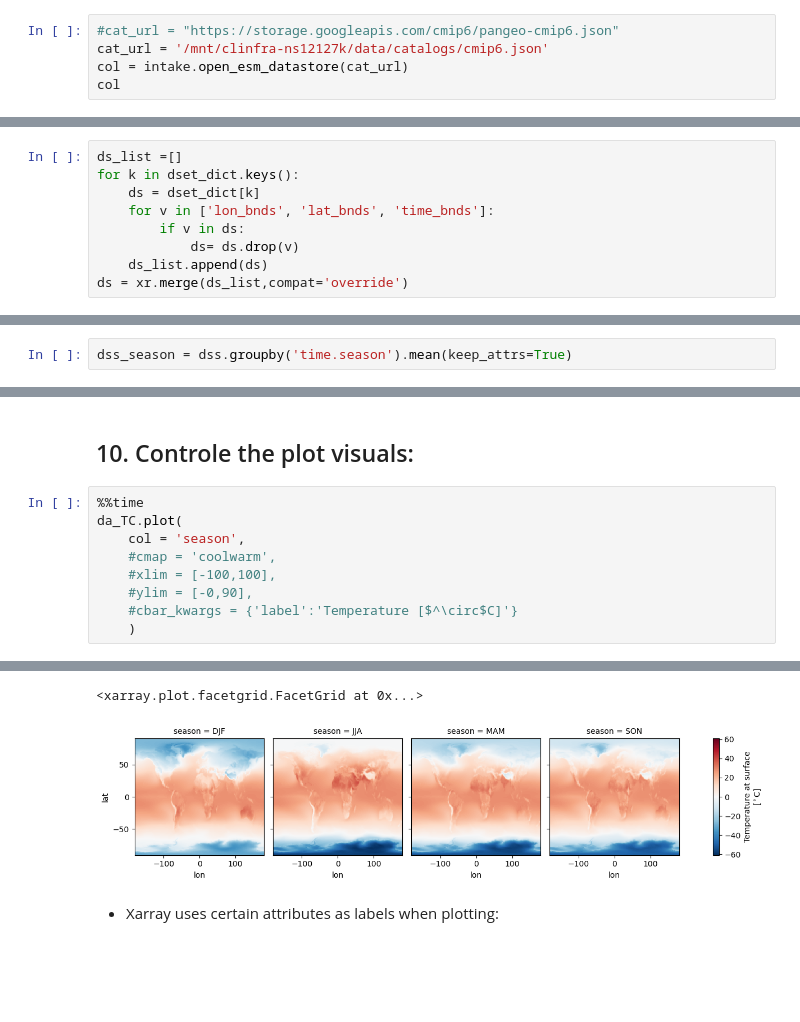
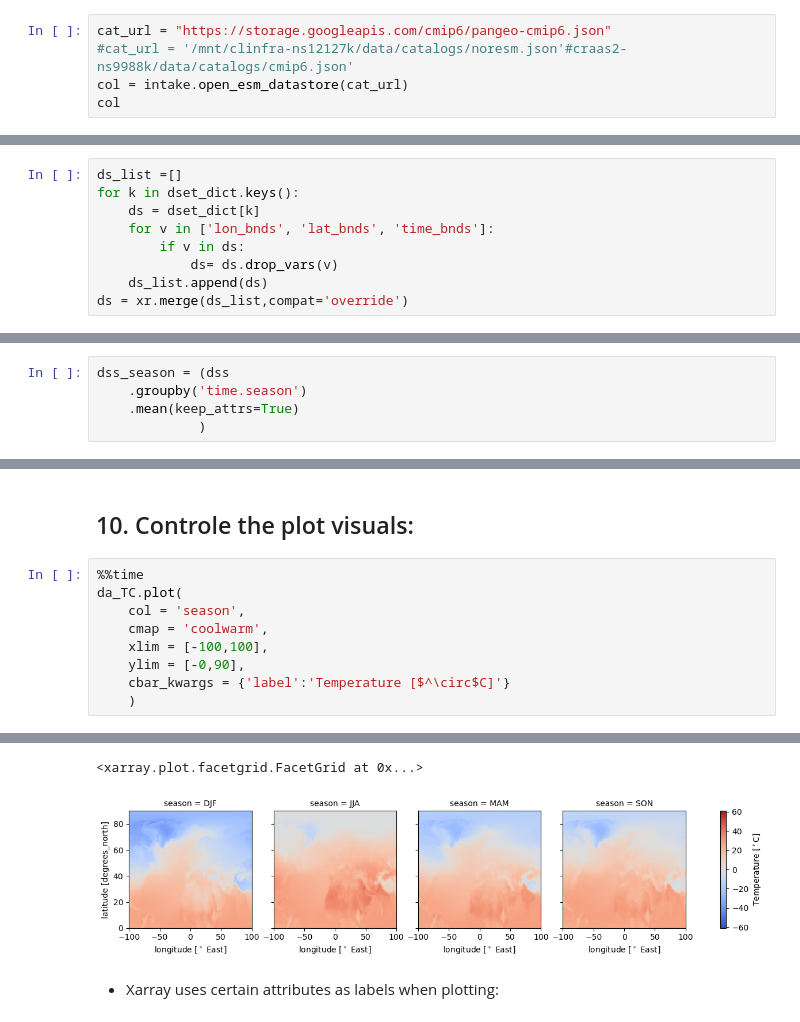
Before and after one commit to MetOs-UiO/eScience-docs, a Jupyter notebook: docs/learning/notebooks/basic_python/01_some-xarray-pandas-presentation_Sara.ipynb, the cells around one changed output, grey strips where cells are left out. Cells and saved outputs as stored; diff of their text form; blank space fills up the shorter version.

```diff
--- a/docs/learning/notebooks/basic_python/01_some-xarray-pandas-presentation_Sara.ipynb
+++ b/docs/learning/notebooks/basic_python/01_some-xarray-pandas-presentation_Sara.ipynb
@@ -351,8 +358,8 @@ Climate Data Operators version 2.0.5 (https://mpimet.mpg.de/cdo)
 # %% [markdown]
 ### 3.2 Read in CMIP6 data: We will skip this next part, but you can check it later to read data:
 # %%
-#cat_url = "https://storage.googleapis.com/cmip6/pangeo-cmip6.json"
-cat_url = '/mnt/clinfra-ns12127k/data/catalogs/cmip6.json'
+cat_url = "https://storage.googleapis.com/cmip6/pangeo-cmip6.json"
+#cat_url = '/mnt/clinfra-ns12127k/data/catalogs/noresm.json'#craas2-ns9988k/data/catalogs/cmip6.json'
 col = intake.open_esm_datastore(cat_url)
 col
 # %% [output]
@@ -422,7 +428,7 @@ for k in dset_dict.keys():
     ds = dset_dict[k]
     for v in ['lon_bnds', 'lat_bnds', 'time_bnds']:
         if v in ds:
-            ds= ds.drop(v)
+            ds= ds.drop_vars(v)
     ds_list.append(ds)
 ds = xr.merge(ds_list,compat='override')
 # %% [markdown]
@@ -941,5 +938,8 @@ Data variables:
 # %%
-dss_season = dss.groupby('time.season').mean(keep_attrs=True)
+dss_season = (dss
+    .groupby('time.season')
+    .mean(keep_attrs=True)
+             )
 # %%
 dss_season
 # %% [output]
@@ -993,9 +993,9 @@ Wall time: 1min 14s
 %%time
 da_TC.plot(
     col = 'season',
-    #cmap = 'coolwarm',
-    #xlim = [-100,100],
-    #ylim = [-0,90],
-    #cbar_kwargs = {'label':'Temperature [$^\circ$C]'}
+    cmap = 'coolwarm',
+    xlim = [-100,100],
+    ylim = [-0,90],
+    cbar_kwargs = {'label':'Temperature [$^\circ$C]'}
     )
 # %% [output]
@@ -1004,5 +1004,5 @@ Wall time: 142 ms
 <xarray.plot.facetgrid.FacetGrid at 0x...>
-[figure, old version]
+[figure, new version]
 # %% [markdown]
 - Xarray uses certain attributes as labels when plotting:
 # %%
```
Also changed, not shown: parts of 67 cells of this notebook.
